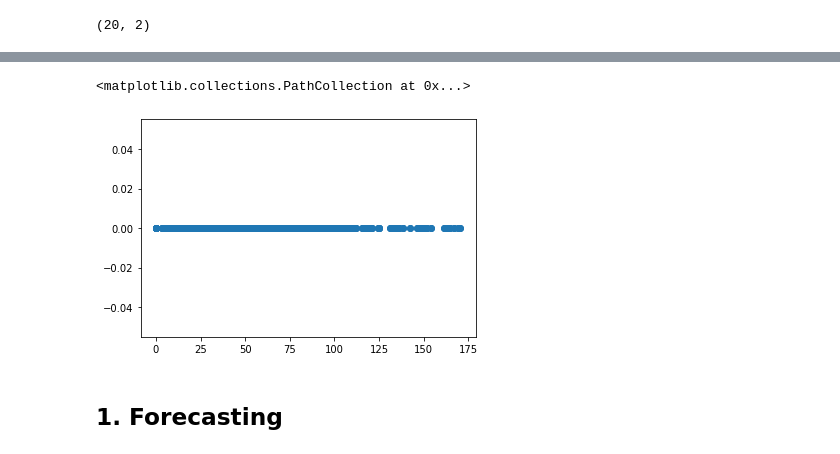
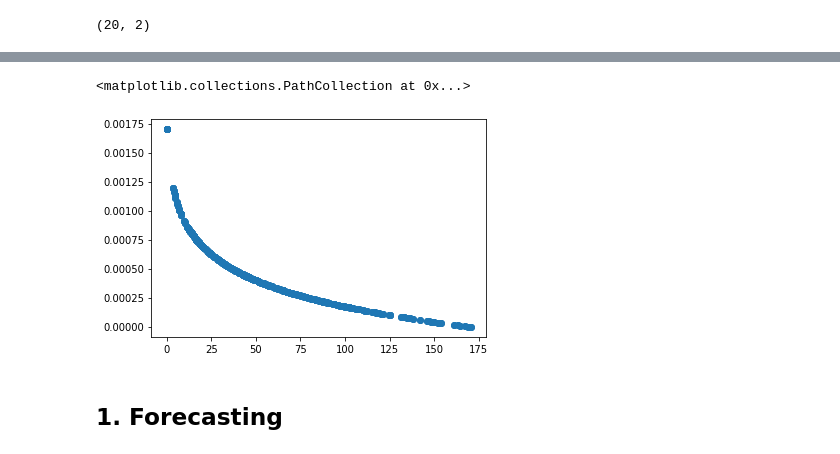
Before and after one commit to isVy08/ESTF, a Jupyter notebook: viz.ipynb, the cells around one changed output, grey strips where cells are left out. Saved outputs shown, nothing was run; the diff lists cells and outputs as text; code cells hidden in the pictures.

```diff
--- a/viz.ipynb
+++ b/viz.ipynb
@@ -153,5 +167,5 @@ plt.scatter(d[idx,], F_hats[idx, ], c='r', label='Estimated SF')
 # %%
-alphas = get_alphas('data/non_stationary/alphas.csv')
+alphas = get_alphas(f'data/non_stationary/{shape}/alphas.csv')
 # %%
 alphas.shape
 # %% [output]
@@ -182,19 +173,24 @@ array([[-0.00045923, -0.00459229],
 # %%
-# Quadratic
+def get_shape_function(d, shape, alpha_1, cutoff):
+    if shape == 'log':
+        return alpha_1 * (-np.log(d+1) + np.log(cutoff))
+    elif shape == 'quad':
+        return alpha_1 * d**2 - 400 * alpha_1 * d + 40000*alphas_1
+
 T = 500
 F = []
-cutoff=1
+cutoff=170
+
 for i in tqdm(range(20)):
-    As = []
+    fs = []
     alpha = alphas[i, :]
     for t in range(2, T + 1):
         alpha_1 = (1 - (t-1)/T)*alpha[0]+(t-1)/T*alpha[1]
-#         a = (alpha_1 * d**2 - 400 * alpha_1 * d)
-        f = alpha_1 * (-np.log(d+1) + np.log(cutoff))
-        As.append(a)
+        f = get_shape_function(d, shape, alpha_1, cutoff)
+        fs.append(f)
 
-#     a = (alpha[1] * d**2 - 400 * alpha[1] * d)
-    a = alpha[1] * (-np.log(d+1) + np.log(cutoff))
-    As.append(a)
-    F.append(As)
+    f = get_shape_function(d, shape, alpha[1], cutoff)
+    fs.append(f)
+    F.append(fs)
 F = np.array(F)
+F.shape
@@ -201,16 +199 @@ F = np.array(F)
-# %%
-# Random
-T = 500
-n = 10
-F = []
-for i in tqdm(range(n)):
-    As = []
-    for t in range(T):
-        alpha_1 = alphas[i, t]
-#         a = - alpha_1 * np.log(d+1)
-        a = (alpha_1 * d**2 - 400 * alpha_1 * d)
-        As.append(a)
-
-    F.append(As)
-F = np.array(F)
 # %%
@@ -235,8 +202,8 @@ array([[ 0.        ,  0.        ,  0.        , ...,  0.        ,
 # %%
-plt.scatter(d, F[0, 0, :])
+plt.scatter(d, F[0, 10, :])
 # %% [output]
 <matplotlib.collections.PathCollection at 0x...>
-[figure, old version]
+[figure, new version]
 # %% [markdown]
 ## 1. Forecasting
 # %%
```
Also changed, not shown: parts of 25 cells of this notebook, 6 other files.
